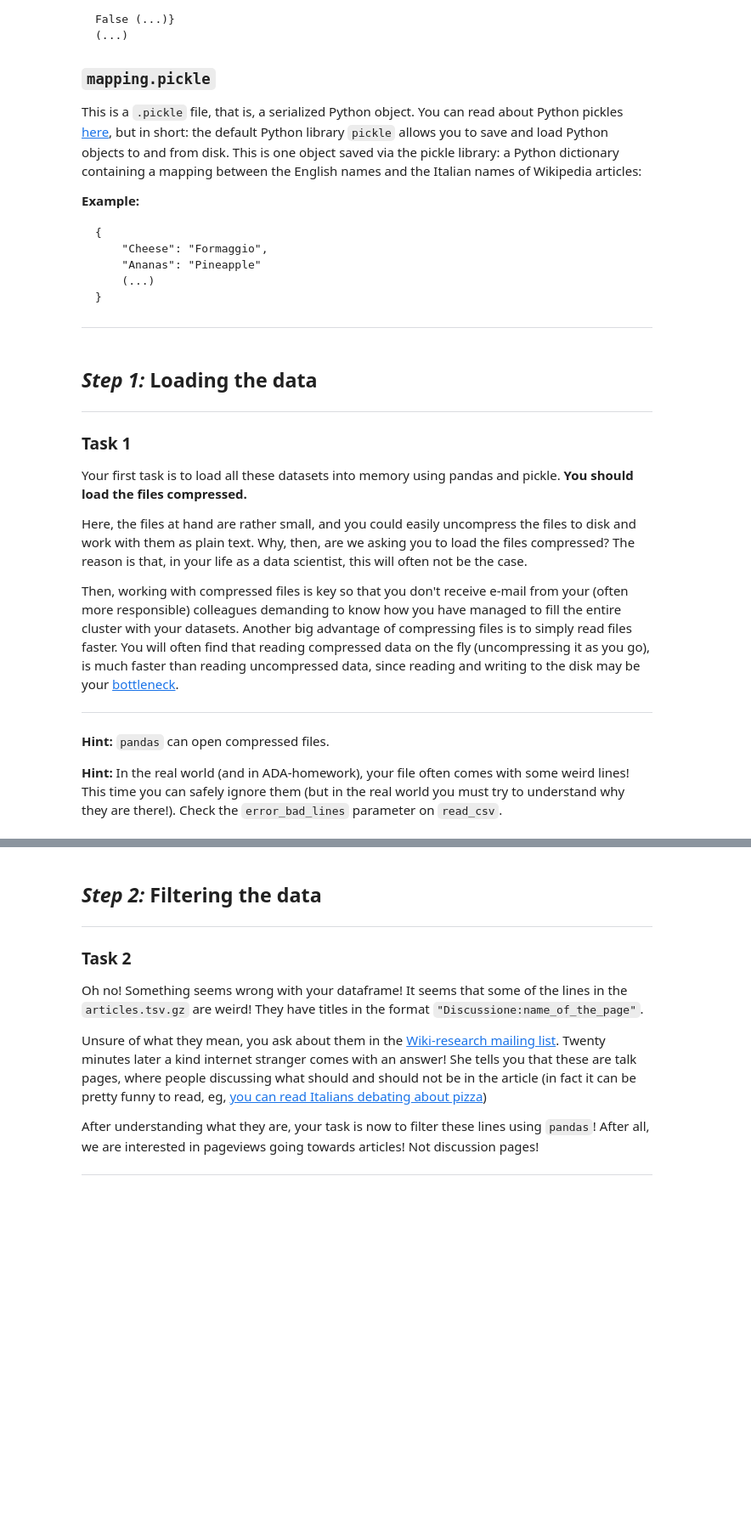
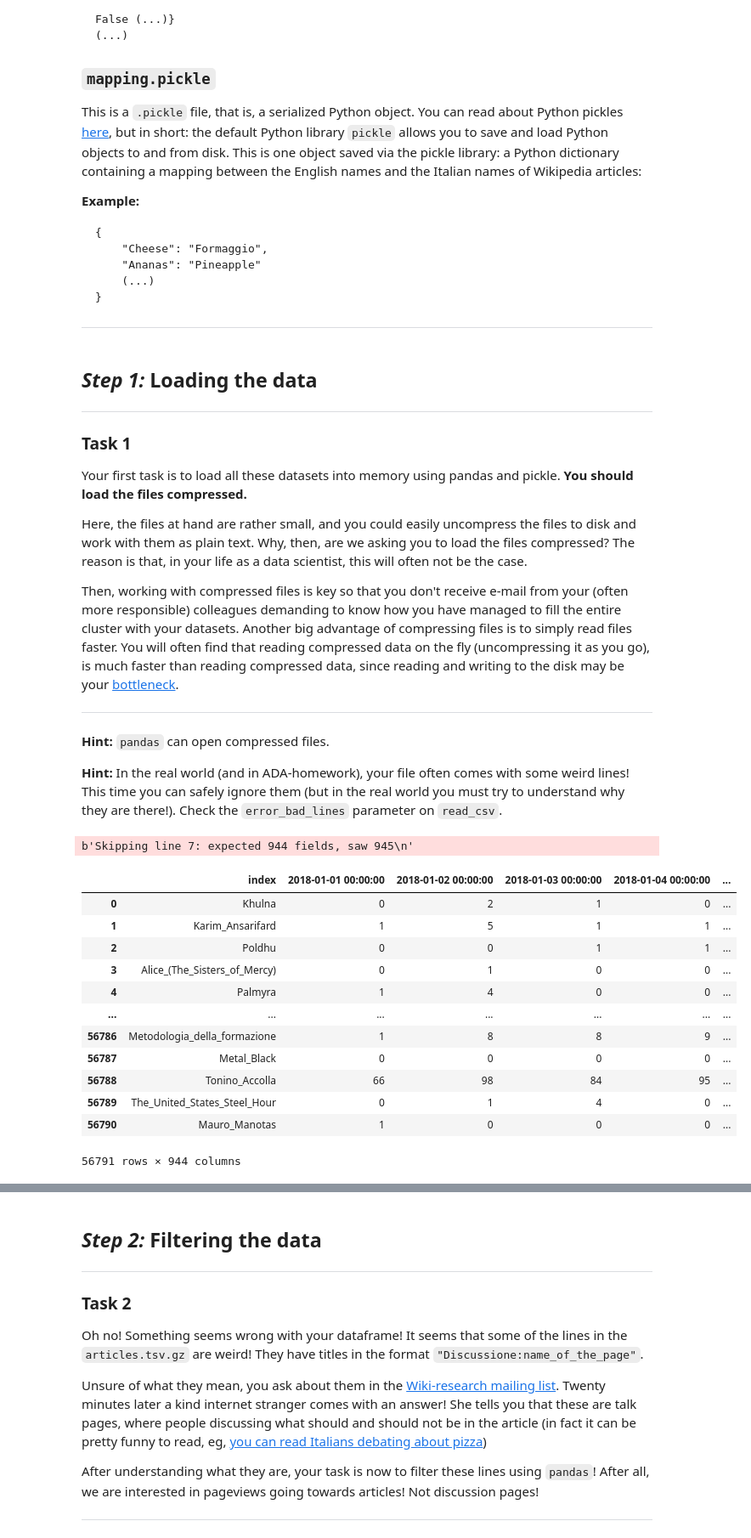
Before and after one commit to epfl-ada/2020, a Jupyter notebook: Homework/01 - Pandas Data Wrangling and Data Viz/hw1.ipynb, the cells around one changed output, grey strips where cells are left out. Shown at 85% size. Cells and saved outputs as stored; diff of their text form; code cells hidden in the pictures; blank space fills up the shorter version.

```diff
--- a/Homework/01 - Pandas Data Wrangling and Data Viz/hw1.ipynb
+++ b/Homework/01 - Pandas Data Wrangling and Data Viz/hw1.ipynb
@@ -114,7 +114,7 @@ Here, the files at hand are rather small, and you could easily uncompress  the f
 Why, then, are we asking you to load the files compressed? The reason is that, in your life as a data scientist, this will often not be the case.
 
 Then, working with compressed files is key so that you don't receive e-mail from your (often more responsible) colleagues demanding to know how you have managed to fill the entire cluster with your datasets.
-Another big advantage of compressing files is to simply read files faster. You will often find that reading compressed data on the fly (uncompressing it as you go), is much faster than reading uncompressed data, since reading and writing to the disk may be your [bottleneck](https://skipperkongen.dk/2012/02/28/uncompressed-versus-compressed-read/).
+Another big advantage of compressing files is to simply read files faster. You will often find that reading compressed data on the fly (uncompressing it as you go), is much faster than reading compressed data, since reading and writing to the disk may be your [bottleneck](https://skipperkongen.dk/2012/02/28/uncompressed-versus-compressed-read/).
 
 
 ---
@@ -131,0 +137,19 @@ import pickle
+# %%
+articles = pd.read_csv(ARTICLES_DATASET, compression='gzip', sep='\t', error_bad_lines=False)
+# Line 7 is ignored because it has 945 fields (one more than all the other lines)
+articles.head()
+# %% [output]
+b'Skipping line 7: expected 944 fields, saw 945\n'
+|  | index | 2018-01-01 00:00:00 | 2018-01-02 00:00:00 | 2018-01-03 00:00:00 | 2018-01-04 00:00:00 | ... |
+| 0 | Khulna | 0 | 2 | 1 | 0 | ... |
+| 1 | Karim_Ansarifard | 1 | 5 | 1 | 1 | ... |
+| 2 | Poldhu | 0 | 0 | 1 | 1 | ... |
+| 3 | Alice_(The_Sisters_of_Mercy) | 0 | 1 | 0 | 0 | ... |
+| 4 | Palmyra | 1 | 4 | 0 | 0 | ... |
+| ... | ... | ... | ... | ... | ... | ... |
+| 56786 | Metodologia_della_formazione | 1 | 8 | 8 | 9 | ... |
+| 56787 | Metal_Black | 0 | 0 | 0 | 0 | ... |
+| 56788 | Tonino_Accolla | 66 | 98 | 84 | 95 | ... |
+| 56789 | The_United_States_Steel_Hour | 0 | 1 | 4 | 0 | ... |
+| 56790 | Mauro_Manotas | 1 | 0 | 0 | 0 | ... |
+56791 rows × 944 columns
```
Also changed, not shown: parts of 24 cells of this notebook.
